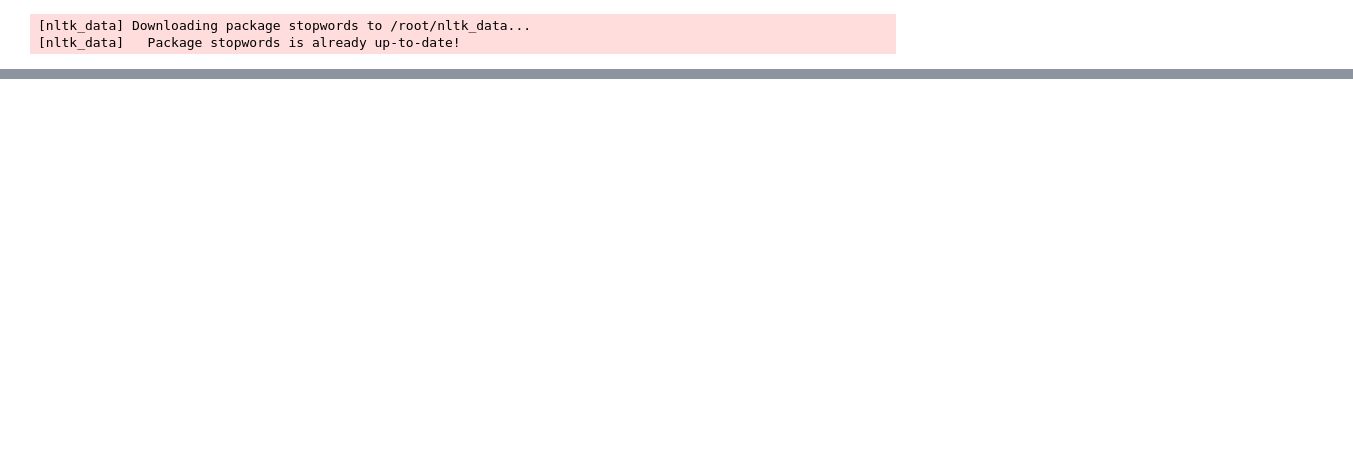
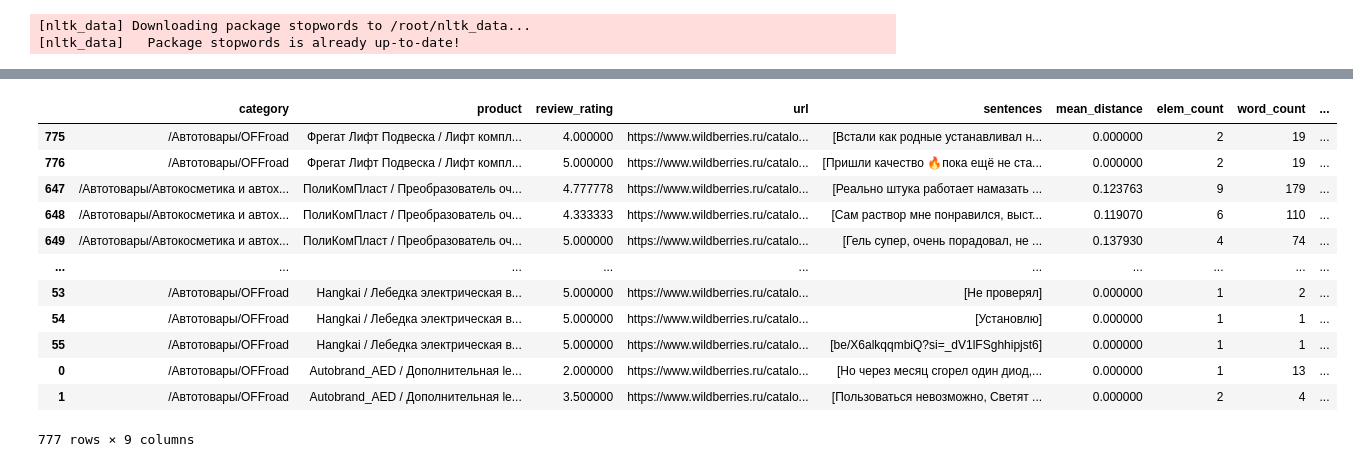
Before and after one commit to Frame24/WB_Parse, a Jupyter notebook: keywods_pavlov3.ipynb, the cells around one changed output, grey strips where cells are left out. Saved outputs shown, nothing was run; the diff lists cells and outputs as text; code cells hidden in the pictures; blank space fills up the shorter version.

```diff
--- a/keywods_pavlov3.ipynb
+++ b/keywods_pavlov3.ipynb
@@ -904,3 +1111,19 @@ final_result.sort_values("word_count", ascending=False)
+# %%
+final_df.sort_values("product", ascending=False)
+# %% [output]
+|  | category | product | review_rating | url | sentences | mean_distance | elem_count | word_count | ... |
+| 775 | /Автотовары/OFFroad | Фрегат Лифт Подвеска / Лифт компл... | 4.000000 | https://www.wildberries.ru/catalo... | [Встали как родные устанавливал н... | 0.000000 | 2 | 19 | ... |
+| 776 | /Автотовары/OFFroad | Фрегат Лифт Подвеска / Лифт компл... | 5.000000 | https://www.wildberries.ru/catalo... | [Пришли качество 🔥пока ещё не ста... | 0.000000 | 2 | 19 | ... |
+| 647 | /Автотовары/Автокосметика и автох... | ПолиКомПласт / Преобразователь оч... | 4.777778 | https://www.wildberries.ru/catalo... | [Реально штука работает намазать ... | 0.123763 | 9 | 179 | ... |
+| 648 | /Автотовары/Автокосметика и автох... | ПолиКомПласт / Преобразователь оч... | 4.333333 | https://www.wildberries.ru/catalo... | [Сам раствор мне понравился, выст... | 0.119070 | 6 | 110 | ... |
+| 649 | /Автотовары/Автокосметика и автох... | ПолиКомПласт / Преобразователь оч... | 5.000000 | https://www.wildberries.ru/catalo... | [Гель супер, очень порадовал, не ... | 0.137930 | 4 | 74 | ... |
+| ... | ... | ... | ... | ... | ... | ... | ... | ... | ... |
+| 53 | /Автотовары/OFFroad | Hangkai / Лебедка электрическая в... | 5.000000 | https://www.wildberries.ru/catalo... | [Не проверял] | 0.000000 | 1 | 2 | ... |
+| 54 | /Автотовары/OFFroad | Hangkai / Лебедка электрическая в... | 5.000000 | https://www.wildberries.ru/catalo... | [Установлю] | 0.000000 | 1 | 1 | ... |
+| 55 | /Автотовары/OFFroad | Hangkai / Лебедка электрическая в... | 5.000000 | https://www.wildberries.ru/catalo... | [be/X6alkqqmbiQ?si=_dV1lFSghhipjst6] | 0.000000 | 1 | 1 | ... |
+| 0 | /Автотовары/OFFroad | Autobrand_AED / Дополнительная le... | 2.000000 | https://www.wildberries.ru/catalo... | [Но через месяц сгорел один диод,... | 0.000000 | 1 | 13 | ... |
+| 1 | /Автотовары/OFFroad | Autobrand_AED / Дополнительная le... | 3.500000 | https://www.wildberries.ru/catalo... | [Пользоваться невозможно, Светят ... | 0.000000 | 2 | 4 | ... |
+777 rows × 9 columns
 # %%
 # Удаление записей с word_count <= 10 и ключевой мыслью менее 3 символов
 final_result = final_result[((final_result['word_count'] > 10) & (final_result['key_thought'].str.len() > 5))]
```
Also changed, not shown: parts of 20 cells of this notebook, 1 other file.
